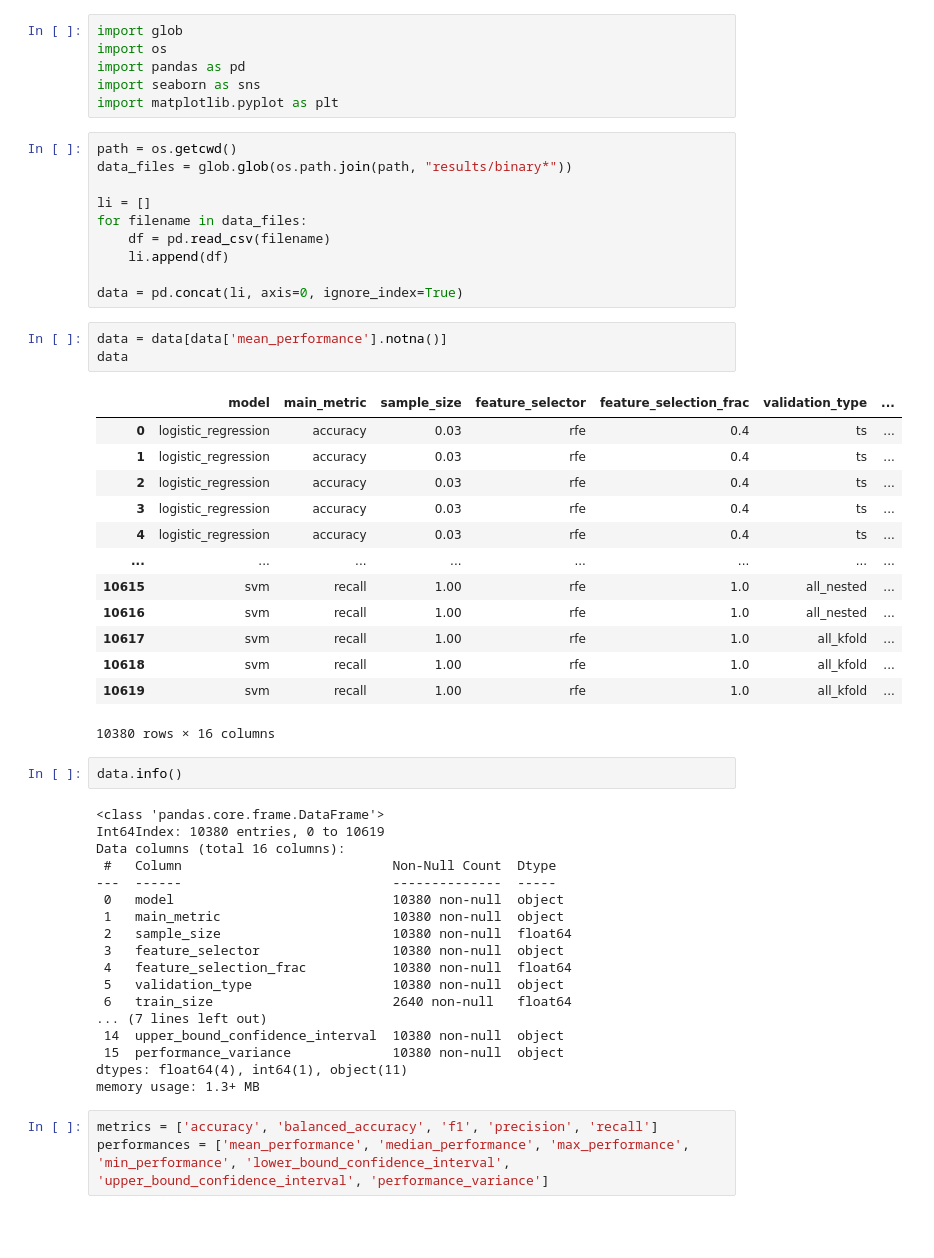
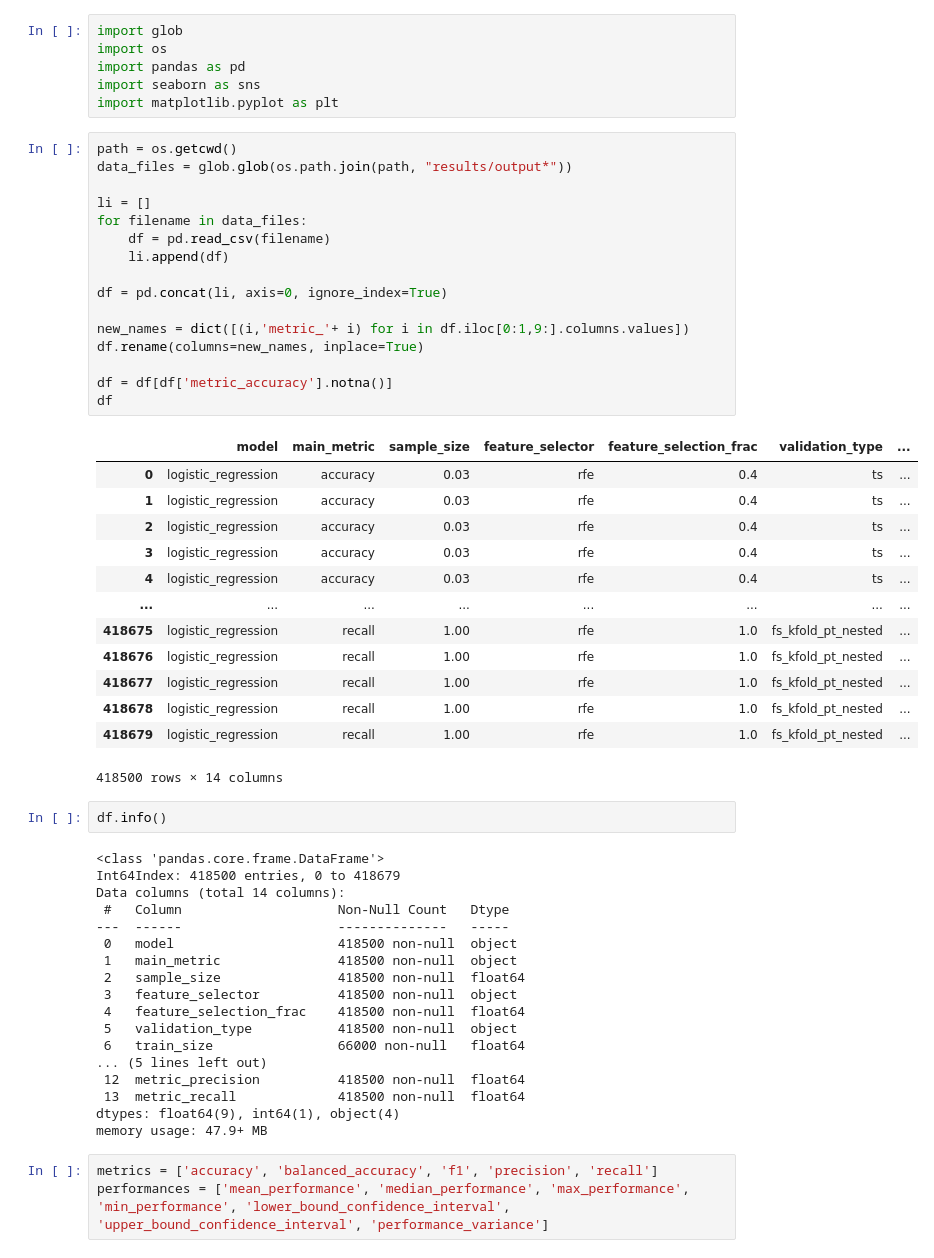
Before and after one commit to navetis/sss_ml, a Jupyter notebook: binary_analysis.ipynb, the cells around one changed output. Saved outputs shown, nothing was run; the diff lists cells and outputs as text; blank space fills up the shorter version.

```diff
--- a/binary_analysis.ipynb
+++ b/binary_analysis.ipynb
@@ -6,51 +6,54 @@ import seaborn as sns
 import matplotlib.pyplot as plt
 # %%
 path = os.getcwd()
-data_files = glob.glob(os.path.join(path, "results/binary*"))
+data_files = glob.glob(os.path.join(path, "results/output*"))
 
 li = []
 for filename in data_files:
     df = pd.read_csv(filename)
     li.append(df)
 
-data = pd.concat(li, axis=0, ignore_index=True)
+df = pd.concat(li, axis=0, ignore_index=True)
+
+new_names = dict([(i,'metric_'+ i) for i in df.iloc[0:1,9:].columns.values])
+df.rename(columns=new_names, inplace=True)
+
+df = df[df['metric_accuracy'].notna()]
+df
+# %% [output]
+|  | model | main_metric | sample_size | feature_selector | feature_selection_frac | validation_type | ... |
+| 0 | logistic_regression | accuracy | 0.03 | rfe | 0.4 | ts | ... |
+| 1 | logistic_regression | accuracy | 0.03 | rfe | 0.4 | ts | ... |
+| 2 | logistic_regression | accuracy | 0.03 | rfe | 0.4 | ts | ... |
+| 3 | logistic_regression | accuracy | 0.03 | rfe | 0.4 | ts | ... |
+| 4 | logistic_regression | accuracy | 0.03 | rfe | 0.4 | ts | ... |
+| ... | ... | ... | ... | ... | ... | ... | ... |
+| 418675 | logistic_regression | recall | 1.00 | rfe | 1.0 | fs_kfold_pt_nested | ... |
+| 418676 | logistic_regression | recall | 1.00 | rfe | 1.0 | fs_kfold_pt_nested | ... |
+| 418677 | logistic_regression | recall | 1.00 | rfe | 1.0 | fs_kfold_pt_nested | ... |
+| 418678 | logistic_regression | recall | 1.00 | rfe | 1.0 | fs_kfold_pt_nested | ... |
+| 418679 | logistic_regression | recall | 1.00 | rfe | 1.0 | fs_kfold_pt_nested | ... |
+418500 rows × 14 columns
-# %%
-data = data[data['mean_performance'].notna()]
-data
-# %% [output]
-|  | model | main_metric | sample_size | feature_selector | feature_selection_frac | validation_type | ... |
-| 0 | logistic_regression | accuracy | 0.03 | rfe | 0.4 | ts | ... |
-| 1 | logistic_regression | accuracy | 0.03 | rfe | 0.4 | ts | ... |
-| 2 | logistic_regression | accuracy | 0.03 | rfe | 0.4 | ts | ... |
-| 3 | logistic_regression | accuracy | 0.03 | rfe | 0.4 | ts | ... |
-| 4 | logistic_regression | accuracy | 0.03 | rfe | 0.4 | ts | ... |
-| ... | ... | ... | ... | ... | ... | ... | ... |
-| 10615 | svm | recall | 1.00 | rfe | 1.0 | all_nested | ... |
-| 10616 | svm | recall | 1.00 | rfe | 1.0 | all_nested | ... |
-| 10617 | svm | recall | 1.00 | rfe | 1.0 | all_kfold | ... |
-| 10618 | svm | recall | 1.00 | rfe | 1.0 | all_kfold | ... |
-| 10619 | svm | recall | 1.00 | rfe | 1.0 | all_kfold | ... |
-10380 rows × 16 columns
 # %%
-data.info()
+df.info()
 # %% [output]
 <class 'pandas.core.frame.DataFrame'>
-Int64Index: 10380 entries, 0 to 10619
-Data columns (total 16 columns):
- #   Column                           Non-Null Count  Dtype
----  ------                           --------------  -----
- 0   model                            10380 non-null  object
- 1   main_metric                      10380 non-null  object
- 2   sample_size                      10380 non-null  float64
- 3   feature_selector                 10380 non-null  object
- 4   feature_selection_frac           10380 non-null  float64
- 5   validation_type                  10380 non-null  object
- 6   train_size                       2640 non-null   float64
-... (7 lines left out)
- 14  upper_bound_confidence_interval  10380 non-null  object
- 15  performance_variance             10380 non-null  object
-dtypes: float64(4), int64(1), object(11)
-memory usage: 1.3+ MB
+Int64Index: 418500 entries, 0 to 418679
+Data columns (total 14 columns):
+ #   Column                    Non-Null Count   Dtype
+---  ------                    --------------   -----
+ 0   model                     418500 non-null  object
+ 1   main_metric               418500 non-null  object
+ 2   sample_size               418500 non-null  float64
+ 3   feature_selector          418500 non-null  object
+ 4   feature_selection_frac    418500 non-null  float64
+ 5   validation_type           418500 non-null  object
+ 6   train_size                66000 non-null   float64
+... (5 lines left out)
+ 12  metric_precision          418500 non-null  float64
+ 13  metric_recall             418500 non-null  float64
+dtypes: float64(9), int64(1), object(4)
+memory usage: 47.9+ MB
 # %%
 metrics = ['accuracy', 'balanced_accuracy', 'f1', 'precision', 'recall']
 performances = ['mean_performance', 'median_performance', 'max_performance', 'min_performance', 'lower_bound_confidence_interval', 'upper_bound_confidence_interval', 'performance_variance']
```
Also changed, not shown: parts of 23 cells of this notebook, 5 other files.
